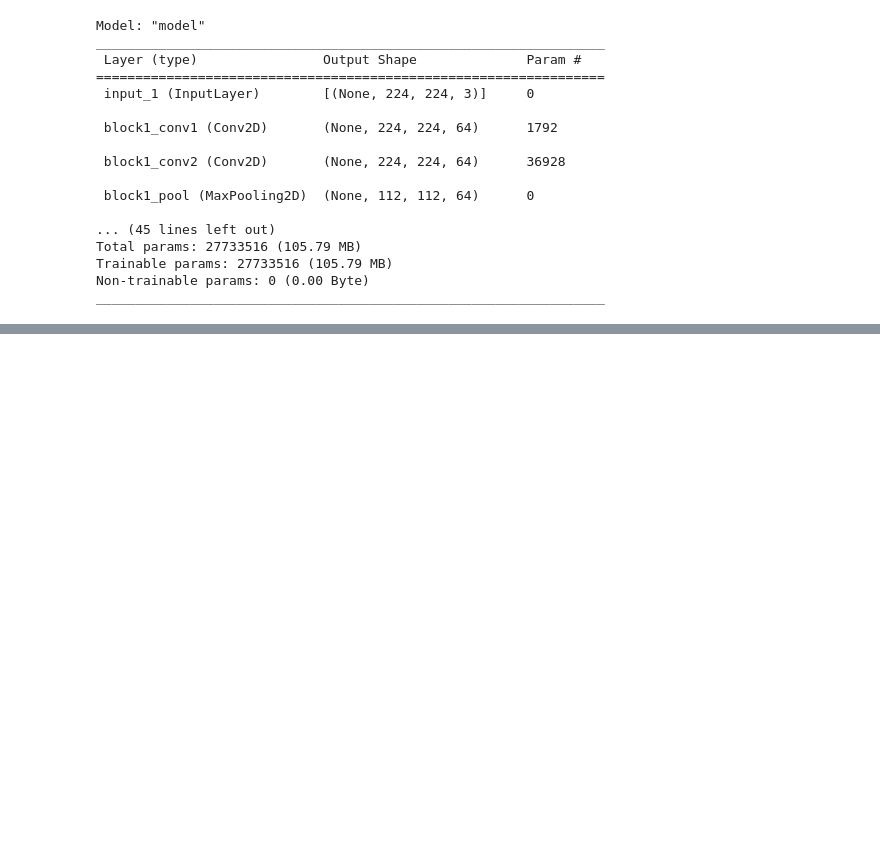
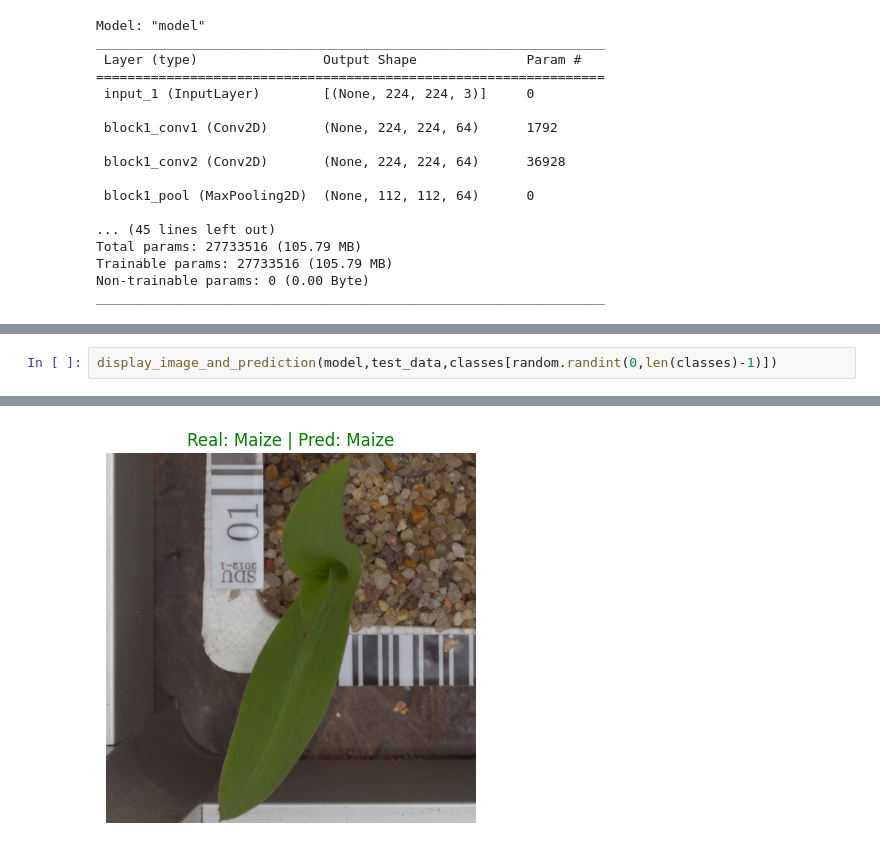
Before and after one commit to Kamalesh1512/Image_classification, a Jupyter notebook: Notebook/plant-seedling-classification-image-classification.ipynb, the cells around one changed output, grey strips where cells are left out. Saved outputs shown, nothing was run; the diff lists cells and outputs as text; blank space fills up the shorter version.

```diff
--- a/Notebook/plant-seedling-classification-image-classification.ipynb
+++ b/Notebook/plant-seedling-classification-image-classification.ipynb
@@ -250,0 +292,3 @@ array([[2.9261652e-01, 5.9232661e-06, 8.3472725e-04, ..., 7.0891445e-05,
+# %%
+display_image_and_prediction(model,test_data,classes[random.randint(0,len(classes)-1)])
+# %% [output]
@@ -250,0 +296 @@ array([[2.9261652e-01, 5.9232661e-06, 8.3472725e-04, ..., 7.0891445e-05,
+[figure, added]
```
Also changed, not shown: parts of 15 cells of this notebook.
